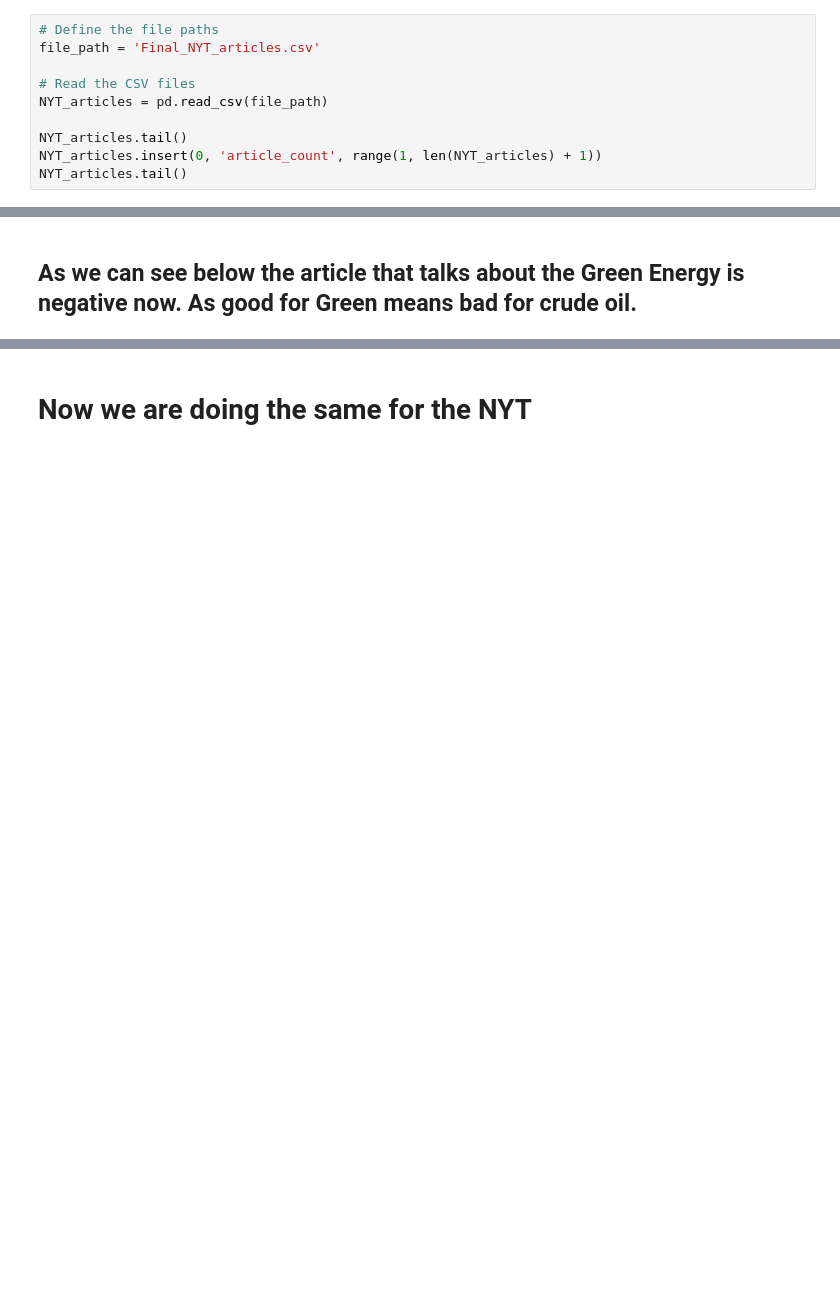
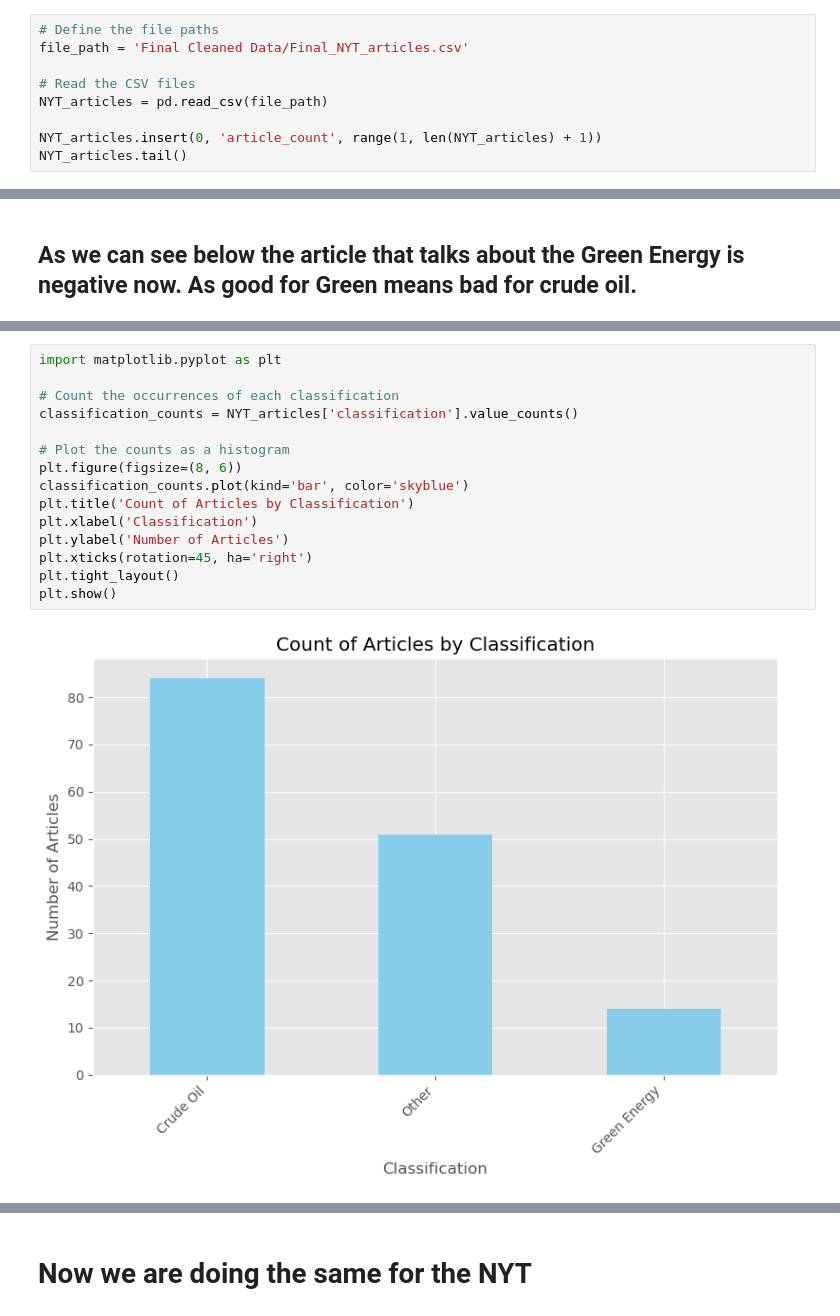
Before and after one commit to StasyChernyshov/Sentiment-Analysis, a Jupyter notebook: Feature Engineering_(adding sentiment scores, normalizing data & adding new features)/Feature Engineering_(adding sentiment scores).ipynb, the cells around one changed output, grey strips where cells are left out. Cells and saved outputs as stored; diff of their text form; blank space fills up the shorter version.

```diff
--- a/Feature Engineering_(adding sentiment scores, normalizing data & adding new features)/Feature Engineering_(adding sentiment scores).ipynb
+++ b/Feature Engineering_(adding sentiment scores, normalizing data & adding new features)/Feature Engineering_(adding sentiment scores).ipynb
@@ -69,12 +24,11 @@ Compound Score: 0.2398
 ## Importing our Cleaned NYT Data
 # %%
 # Define the file paths
-file_path = 'Final_NYT_articles.csv'
+file_path = 'Final Cleaned Data/Final_NYT_articles.csv'
 
 # Read the CSV files
 NYT_articles = pd.read_csv(file_path)
 
-NYT_articles.tail()
 NYT_articles.insert(0, 'article_count', range(1, len(NYT_articles) + 1))
 NYT_articles.tail()
 # %% [output]
@@ -806,0 +455,17 @@ To disable this warning, you can either:
+# %%
+import matplotlib.pyplot as plt
+
+# Count the occurrences of each classification
+classification_counts = NYT_articles['classification'].value_counts()
+
+# Plot the counts as a histogram
+plt.figure(figsize=(8, 6))
+classification_counts.plot(kind='bar', color='skyblue')
+plt.title('Count of Articles by Classification')
+plt.xlabel('Classification')
+plt.ylabel('Number of Articles')
+plt.xticks(rotation=45, ha='right')
+plt.tight_layout()
+plt.show()
+# %% [output]
+[figure, added]
```
Also changed, not shown: parts of 22 cells of this notebook, 7 other files.
